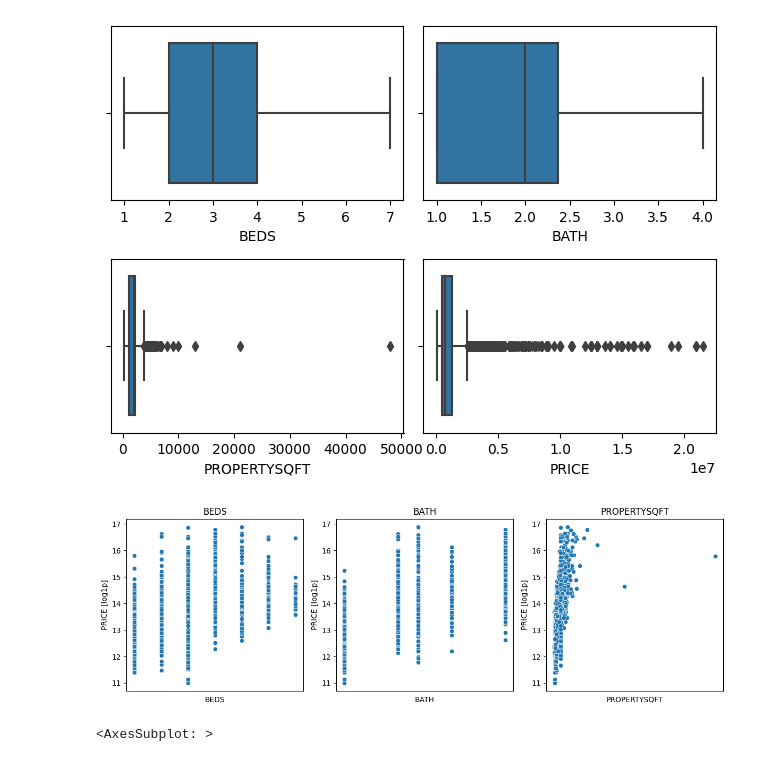
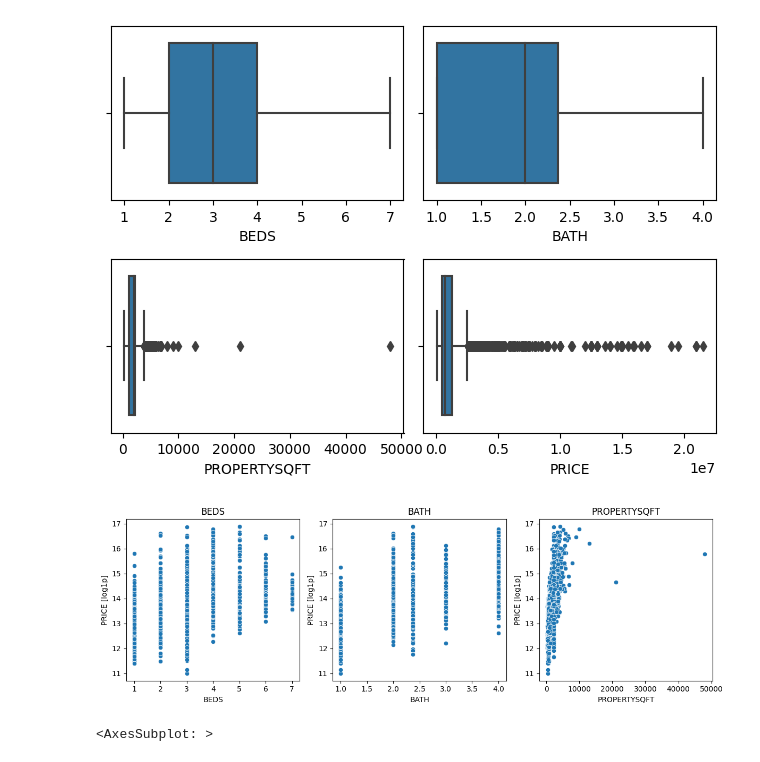
Before and after one commit to FlorekPawel/ML_Project_1, a Jupyter notebook: notebooks/ml_ny_houses.ipynb, the cells around one changed output. Saved outputs shown, nothing was run; the diff lists cells and outputs as text; code cells hidden in the pictures.

```diff
--- a/notebooks/ml_ny_houses.ipynb
+++ b/notebooks/ml_ny_houses.ipynb
@@ -194,20 +194,18 @@ plt.show()
 # %% [output]
 [figure]
 # %%
-#Florini opisz pls
 fig, axes = plt.subplots(1,3, figsize=(12, 4))
 axes = axes.flatten()
 
 for i, col in enumerate(df_num.columns[df_num.columns != "PRICE"]):
     sns.scatterplot(data=df_num, x= col, y= np.log1p(df_num["PRICE"]), ax= axes[i])
     axes[i].set_title(col)
-    axes[i].set_xticks([])
     axes[i].set_ylabel("PRICE [log1p]")
 
 plt.tight_layout()
 plt.show()
 # %% [output]
-[figure, old version]
+[figure, new version]
 # %%
 # korelacja danych numerycznych
 sns.heatmap(df_learning.corr(), annot=True, cmap="YlGnBu")
```
